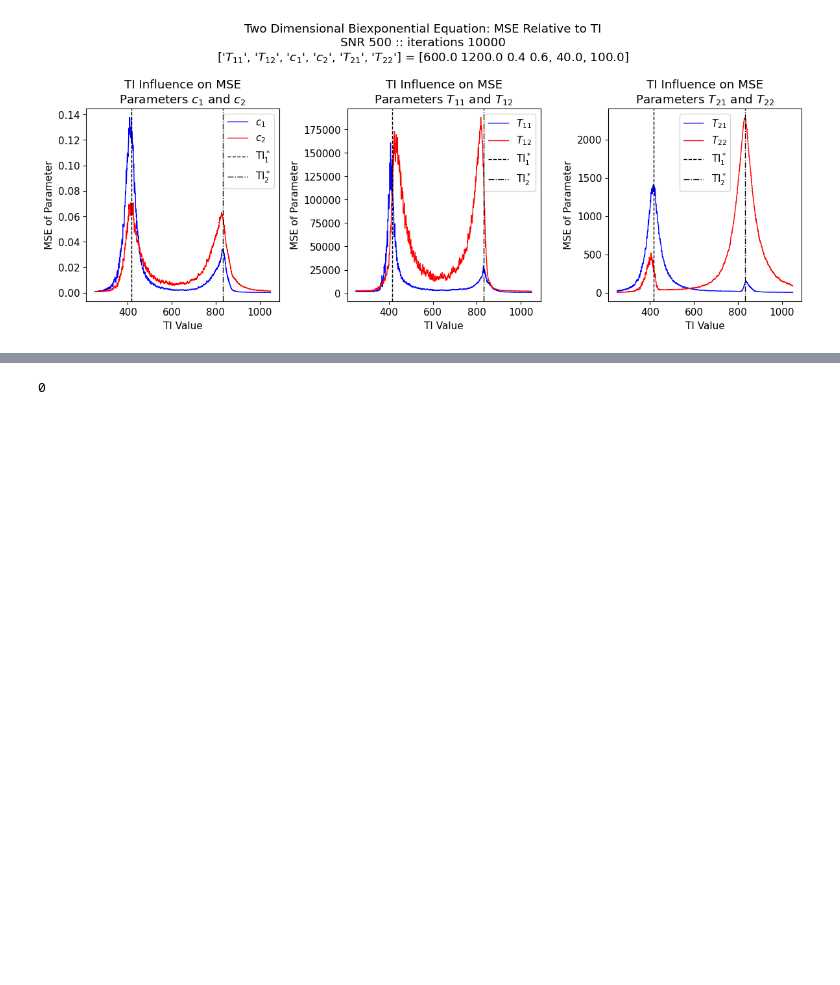
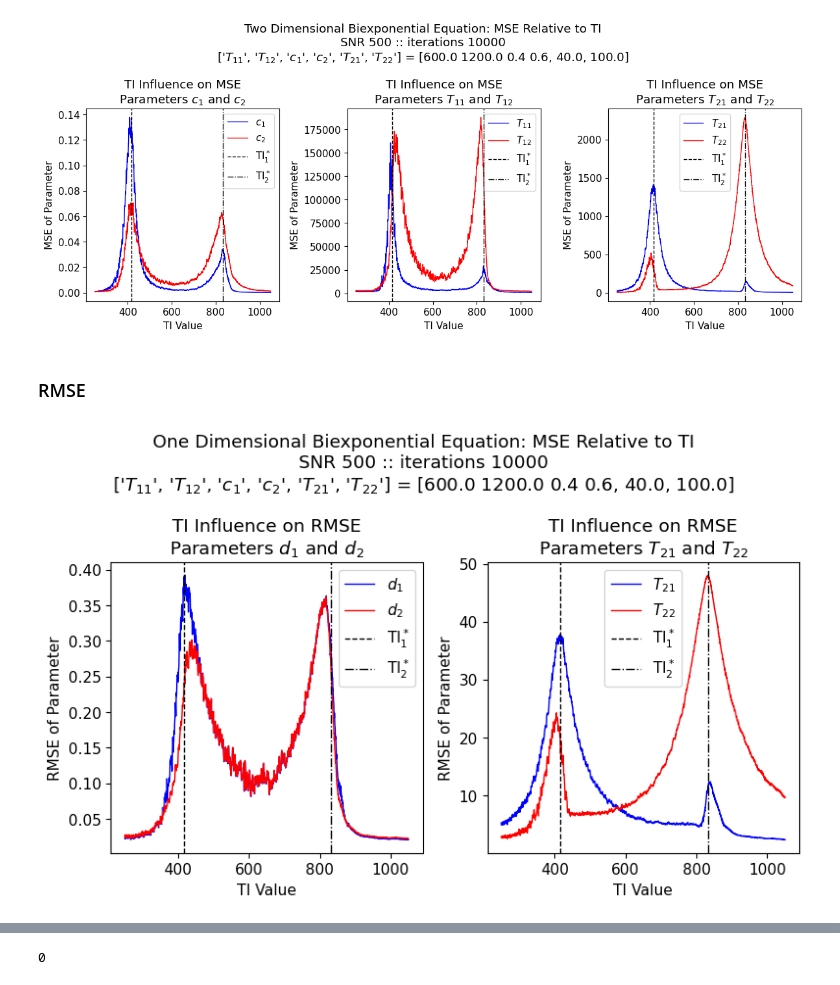
Before and after one commit to Griffin997/Stabilization, a Jupyter notebook: InversionExp_Characteristics/visualize_MC_DATA.ipynb, the cells around one changed output, grey strips where cells are left out. Drawn from its saved outputs; the diff is of its cells as text; code cells hidden in the pictures; blank space fills up the shorter version.

Commit message:
RMSE addition

```diff
--- a/InversionExp_Characteristics/visualize_MC_DATA.ipynb
+++ b/InversionExp_Characteristics/visualize_MC_DATA.ipynb
@@ -136,12 +136,14 @@ TD_bias = np.mean(TD_p_array, axis = 1) - true_params
 TD_var = np.var(TD_p_array, axis = 1)
 TD_std = np.std(TD_p_array, axis = 1)
 TD_MSE = TD_bias**2 + TD_var
+TD_RMSE = TD_MSE**(1/2)
 
 OD_true_params = [[d_value(iTI, c1, T11),d_value(iTI, c2, T12), T21, T22] for iTI in TI_DATA]
 OD_bias = np.mean(OD_p_array, axis = 1) - OD_true_params
 OD_var = np.var(OD_p_array, axis = 1)
 OD_std = np.std(OD_p_array, axis = 1)
 OD_MSE = OD_bias**2 + OD_var
+OD_RMSE = OD_MSE**(1/2)
 # %% [markdown]
 # Figures
 # %% [markdown]
@@ -252,3 +254,21 @@ for i in strange_order:
 plt.show()
 # %% [output]
 [figure]
+# %% [markdown]
+### RMSE
+# %%
+fig, ax = plt.subplots(1,2, figsize=(8,5), tight_layout=True)
+plt.rc('font', size = 11)
+fig.suptitle('One Dimensional Biexponential Equation: MSE Relative to TI' + details)
+for i in range(2):
+    ax[i].plot(TI_DATA, OD_RMSE[:,2*i], linewidth=1, label= ParamTitle_4p[2*i], color='b')
+    ax[i].plot(TI_DATA, OD_RMSE[:,2*i+1], linewidth=1, label= ParamTitle_4p[2*i+1], color='r')
+    ax[i].axvline(TI1star, linewidth=1, label= r'TI$_1^*$', color='k', ls = '--')
+    ax[i].axvline(TI2star, linewidth=1, label= r'TI$_2^*$', color='k', ls = '-.')
+    ax[i].set_xlabel('TI Value')
+    ax[i].set_ylabel('RMSE of Parameter')
+    ax[i].set_title(f'TI Influence on RMSE\nParameters {ParamTitle_4p[2*i]} and {ParamTitle_4p[2*i+1]}')
+    ax[i].legend()
+plt.show()
+# %% [output]
+[figure, added]
```
Also changed, not shown: parts of 1 cell of this notebook.
